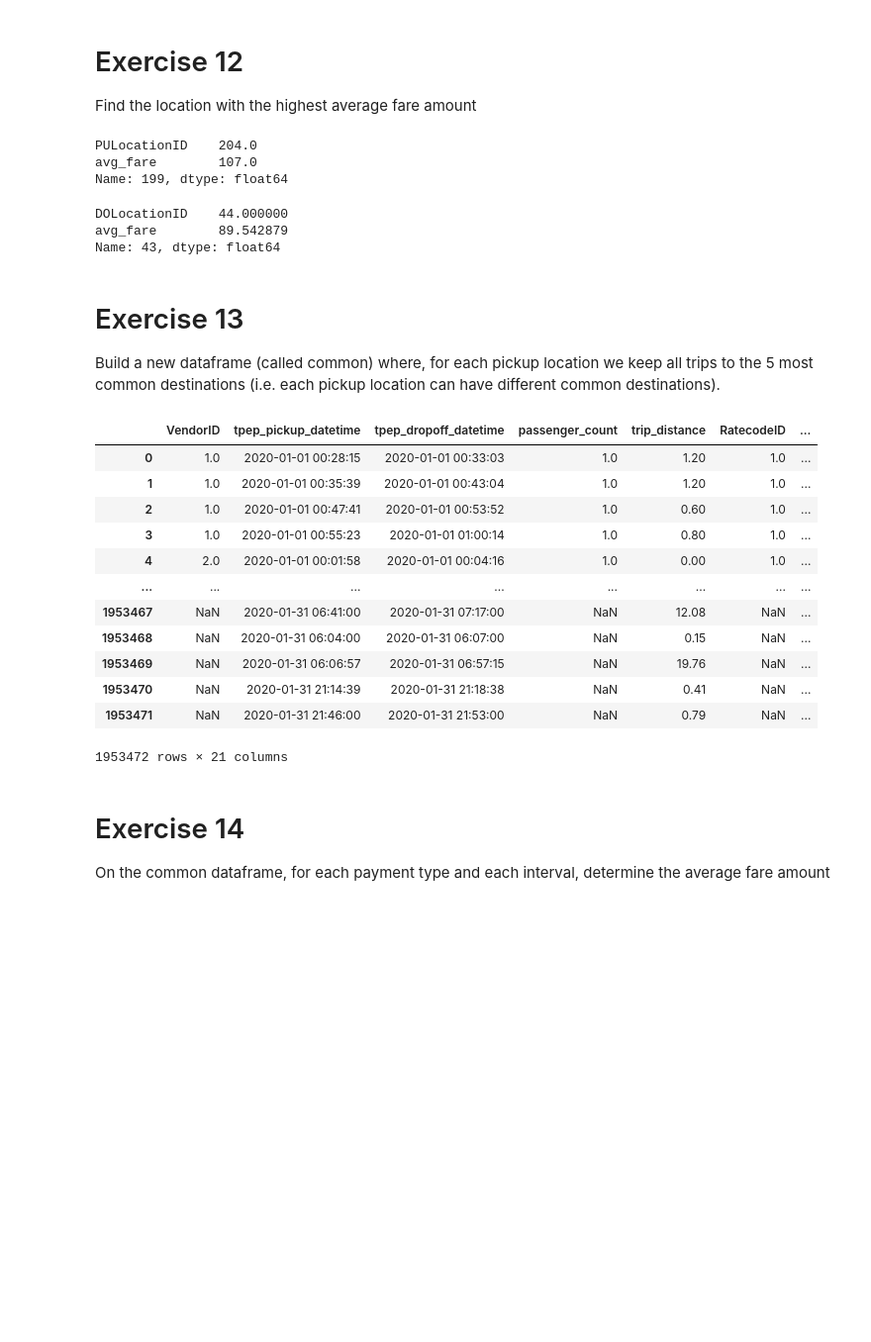
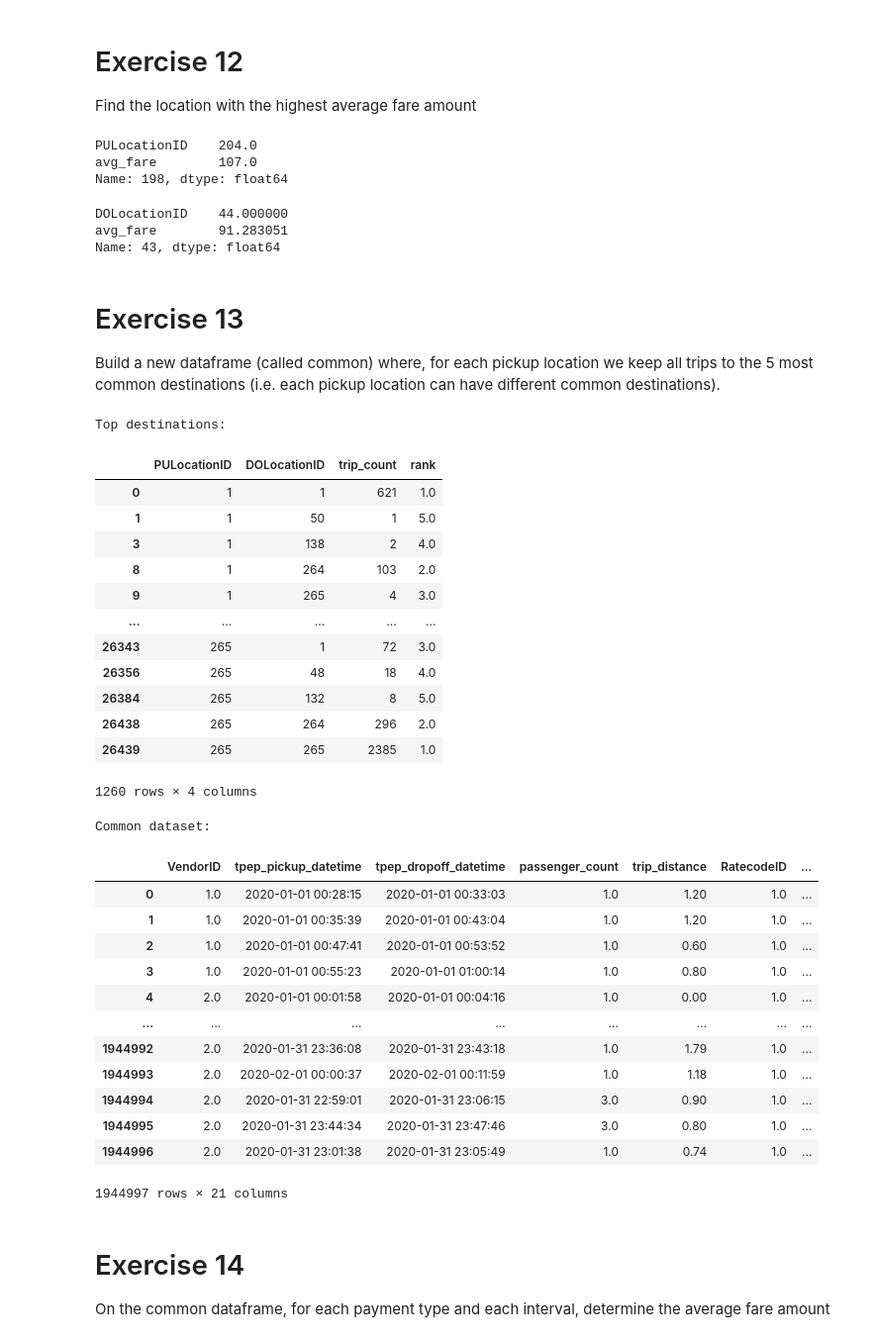
Before and after one commit to rmarconzini/FCS_project, a Jupyter notebook: project.ipynb, the cells around one changed output. Shown at 99% size. Saved outputs shown, nothing was run; the diff lists cells and outputs as text; code cells hidden in the pictures; blank space fills up the shorter version.

```diff
--- a/project.ipynb
+++ b/project.ipynb
@@ -71,6 +81,7 @@ number_of_trips.head()
 
 Save all rows with missing VendorID, passenger_count, store_and_fwd_flag, payment_type in a new dataframe called bad, and remove those rows from the original dataframe.
 # %%
+
 mask = (df.VendorID.isna()) & (df.passenger_count.isna()) & (df.store_and_fwd_flag.isna()) & (df.payment_type.isna())
 
 bad = df.loc[mask]
@@ -78,4 +89,9 @@ bad = df.loc[mask]
 print("Total number of bad rows: ", bad.shape[0])
 
 display(bad.head())
+
+print("Shape of original dataframe: ", df.shape)
+
+df = df[~mask]
+print("Shape of dataframe after removing bad rows: ", df.shape)
 # %% [output]
@@ -239,7 +257,7 @@ display(highest_avg_fare)
 # %% [output]
 PULocationID    204.0
 avg_fare        107.0
-Name: 199, dtype: float64
+Name: 198, dtype: float64
 # %%
 # Calculate average fare amount grouped by DOLocationID
 
@@ -249,7 +267,7 @@ highest_avg_fare_dropoff = dropoff_avg_fare.loc[dropoff_avg_fare["avg_fare"].idx
 display(highest_avg_fare_dropoff)
 # %% [output]
 DOLocationID    44.000000
-avg_fare        89.542879
+avg_fare        91.283051
 Name: 43, dtype: float64
 # %% [markdown]
 # Exercise 13
@@ -257,37 +275,58 @@ Build a new dataframe (called common) where, for each pickup location we keep al
 # %%
 trip_counts = (
     df.groupby(["PULocationID", "DOLocationID"])
     .size()
     .reset_index(name="trip_count")
 )
 
 trip_counts["rank"] = trip_counts.groupby("PULocationID")["trip_count"].rank(
     method="first", ascending=False
 )
 
 top_destinations = trip_counts[trip_counts["rank"] <= 5]
 
+print("Top destinations:")
+
+display(top_destinations)
+
+print("Common dataset:")
+
 common = df.merge(
     top_destinations[["PULocationID", "DOLocationID"]],
     on=["PULocationID", "DOLocationID"],
     how="inner",
 )
 
 display(common)
 # %% [output]
+Top destinations:
-|  | VendorID | tpep_pickup_datetime | tpep_dropoff_datetime | passenger_count | trip_distance | RatecodeID | ... |
-| 0 | 1.0 | 2020-01-01 00:28:15 | 2020-01-01 00:33:03 | 1.0 | 1.20 | 1.0 | ... |
-| 1 | 1.0 | 2020-01-01 00:35:39 | 2020-01-01 00:43:04 | 1.0 | 1.20 | 1.0 | ... |
-| 2 | 1.0 | 2020-01-01 00:47:41 | 2020-01-01 00:53:52 | 1.0 | 0.60 | 1.0 | ... |
-| 3 | 1.0 | 2020-01-01 00:55:23 | 2020-01-01 01:00:14 | 1.0 | 0.80 | 1.0 | ... |
-| 4 | 2.0 | 2020-01-01 00:01:58 | 2020-01-01 00:04:16 | 1.0 | 0.00 | 1.0 | ... |
-| ... | ... | ... | ... | ... | ... | ... | ... |
-| 1953467 | NaN | 2020-01-31 06:41:00 | 2020-01-31 07:17:00 | NaN | 12.08 | NaN | ... |
-| 1953468 | NaN | 2020-01-31 06:04:00 | 2020-01-31 06:07:00 | NaN | 0.15 | NaN | ... |
-| 1953469 | NaN | 2020-01-31 06:06:57 | 2020-01-31 06:57:15 | NaN | 19.76 | NaN | ... |
-| 1953470 | NaN | 2020-01-31 21:14:39 | 2020-01-31 21:18:38 | NaN | 0.41 | NaN | ... |
-| 1953471 | NaN | 2020-01-31 21:46:00 | 2020-01-31 21:53:00 | NaN | 0.79 | NaN | ... |
+|  | PULocationID | DOLocationID | trip_count | rank |
+| 0 | 1 | 1 | 621 | 1.0 |
+| 1 | 1 | 50 | 1 | 5.0 |
+| 3 | 1 | 138 | 2 | 4.0 |
+| 8 | 1 | 264 | 103 | 2.0 |
+| 9 | 1 | 265 | 4 | 3.0 |
+| ... | ... | ... | ... | ... |
+| 26343 | 265 | 1 | 72 | 3.0 |
+| 26356 | 265 | 48 | 18 | 4.0 |
+| 26384 | 265 | 132 | 8 | 5.0 |
+| 26438 | 265 | 264 | 296 | 2.0 |
+| 26439 | 265 | 265 | 2385 | 1.0 |
-1953472 rows × 21 columns
+1260 rows × 4 columns
+Common dataset:
+|  | VendorID | tpep_pickup_datetime | tpep_dropoff_datetime | passenger_count | trip_distance | RatecodeID | ... |
+| 0 | 1.0 | 2020-01-01 00:28:15 | 2020-01-01 00:33:03 | 1.0 | 1.20 | 1.0 | ... |
+| 1 | 1.0 | 2020-01-01 00:35:39 | 2020-01-01 00:43:04 | 1.0 | 1.20 | 1.0 | ... |
+| 2 | 1.0 | 2020-01-01 00:47:41 | 2020-01-01 00:53:52 | 1.0 | 0.60 | 1.0 | ... |
+| 3 | 1.0 | 2020-01-01 00:55:23 | 2020-01-01 01:00:14 | 1.0 | 0.80 | 1.0 | ... |
+| 4 | 2.0 | 2020-01-01 00:01:58 | 2020-01-01 00:04:16 | 1.0 | 0.00 | 1.0 | ... |
+| ... | ... | ... | ... | ... | ... | ... | ... |
+| 1944992 | 2.0 | 2020-01-31 23:36:08 | 2020-01-31 23:43:18 | 1.0 | 1.79 | 1.0 | ... |
+| 1944993 | 2.0 | 2020-02-01 00:00:37 | 2020-02-01 00:11:59 | 1.0 | 1.18 | 1.0 | ... |
+| 1944994 | 2.0 | 2020-01-31 22:59:01 | 2020-01-31 23:06:15 | 3.0 | 0.90 | 1.0 | ... |
+| 1944995 | 2.0 | 2020-01-31 23:44:34 | 2020-01-31 23:47:46 | 3.0 | 0.80 | 1.0 | ... |
+| 1944996 | 2.0 | 2020-01-31 23:01:38 | 2020-01-31 23:05:49 | 1.0 | 0.74 | 1.0 | ... |
+1944997 rows × 21 columns
 # %% [markdown]
 # Exercise 14
 On the common dataframe, for each payment type and each interval, determine the average fare amount
```
Also changed, not shown: parts of 5 cells of this notebook.
